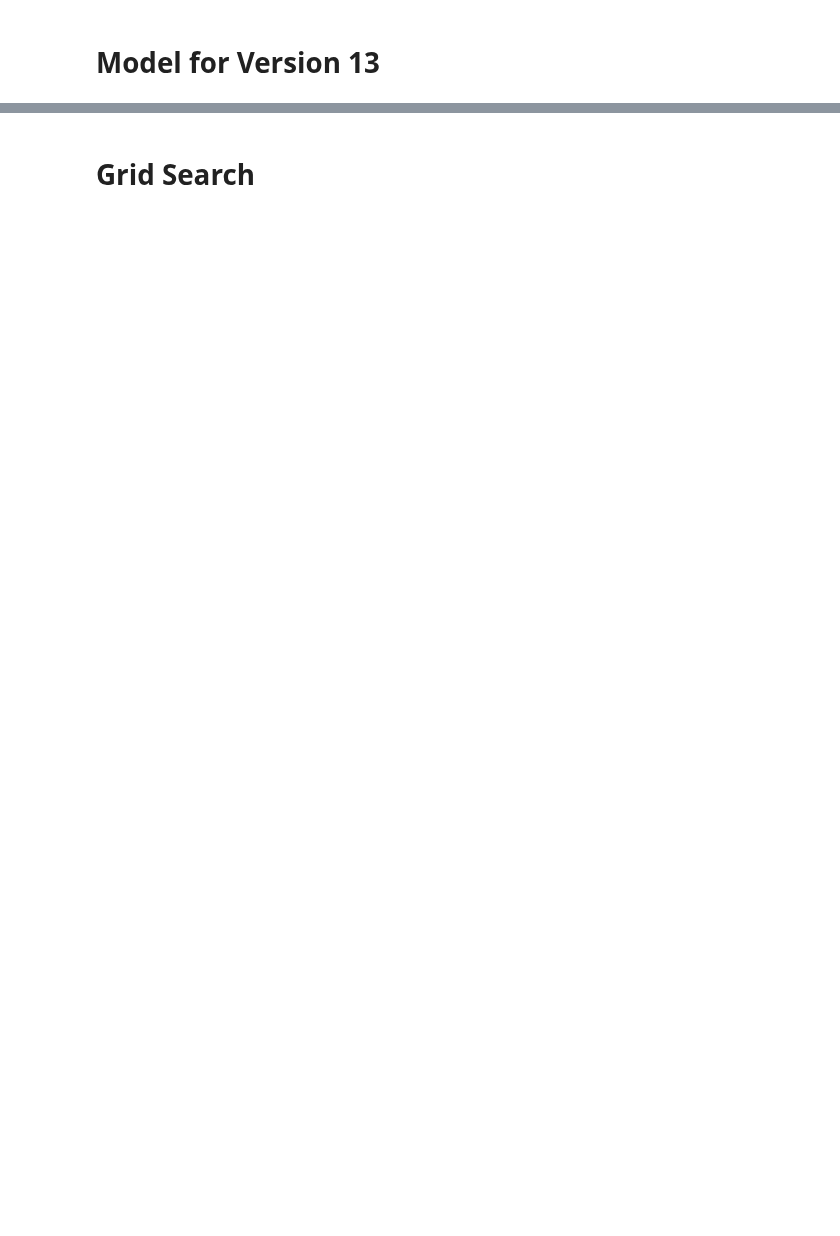
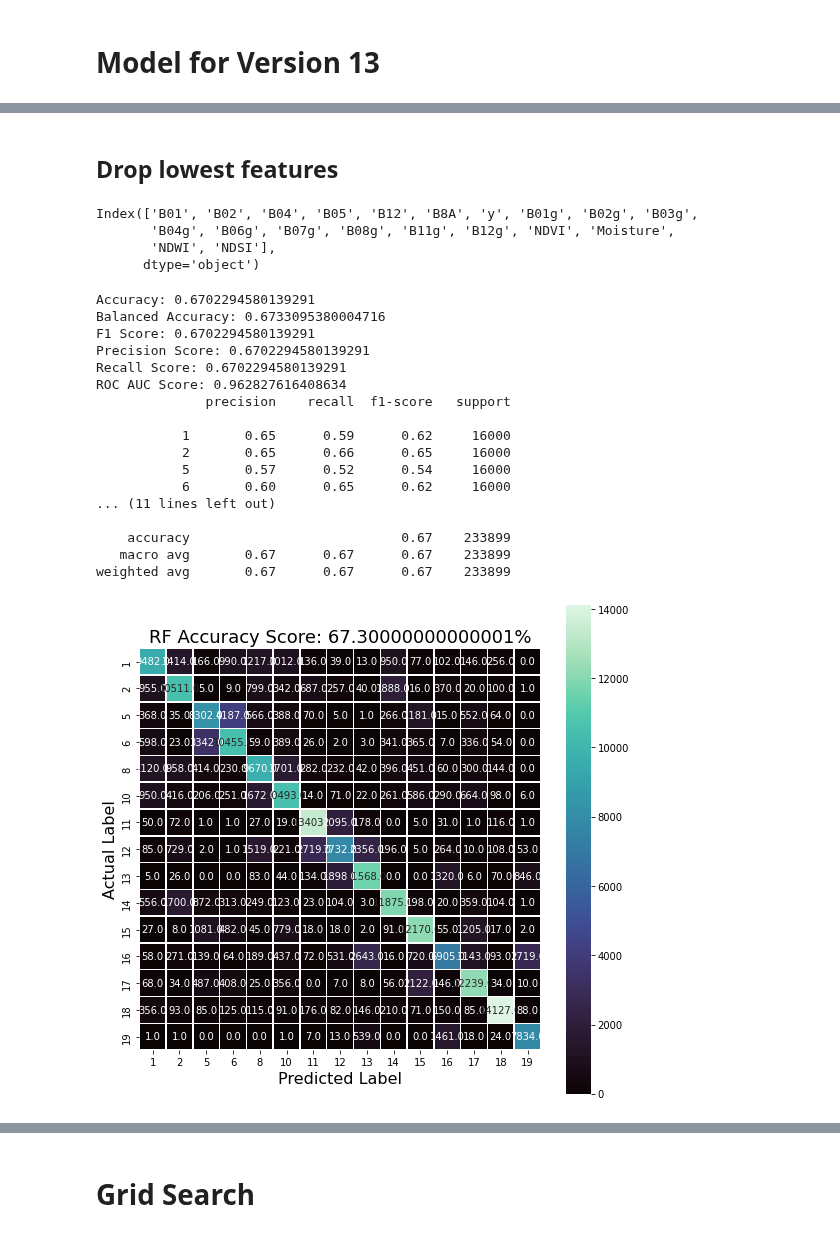
Before and after one commit to MudSnail/Land_Cover_Classification, a Jupyter notebook: Optimization.ipynb, the cells around one changed output, grey strips where cells are left out. Cells and saved outputs as stored; diff of their text form; code cells hidden in the pictures; blank space fills up the shorter version.

```diff
--- a/Optimization.ipynb
+++ b/Optimization.ipynb
@@ -367,0 +352,47 @@ Moisture    0.068688
+# %% [markdown]
+## Drop lowest features
+# %%
+#Drop lowest features on importance
+version13 = version13.drop(['clusters', 'B03', 'B06', 'B07', 'B09', 'B11', 'B08', 'B8Ag', 'B09g', 'B05g'], axis = 1)
+
+#print columns
+print(version13.columns)
+# %% [output]
+Index(['B01', 'B02', 'B04', 'B05', 'B12', 'B8A', 'y', 'B01g', 'B02g', 'B03g',
+       'B04g', 'B06g', 'B07g', 'B08g', 'B11g', 'B12g', 'NDVI', 'Moisture',
+       'NDWI', 'NDSI'],
+      dtype='object')
+# %%
+#Split Data
+y = version13.y
+X = version13.drop('y', axis = 1)
+
+#Train Test Split
+X_train, X_test, y_train, y_test = train_test_split(X, y, stratify = y, train_size=0.8, random_state = 0)
+# %%
+#Instantiate and Fit Model
+model2 = RandomForestClassifier(random_state=123).fit(X_train, y_train)
+# %%
+#Get Scores and Matrix
+get_scores(model2, X_test, y_test)
+
+create_class_matrix(model2, X_test, y_test)
+# %% [output]
+Accuracy: 0.6702294580139291
+Balanced Accuracy: 0.6733095380004716
+F1 Score: 0.6702294580139291
+Precision Score: 0.6702294580139291
+Recall Score: 0.6702294580139291
+ROC AUC Score: 0.962827616408634
+              precision    recall  f1-score   support
+
+           1       0.65      0.59      0.62     16000
+           2       0.65      0.66      0.65     16000
+           5       0.57      0.52      0.54     16000
+           6       0.60      0.65      0.62     16000
+... (11 lines left out)
+
+    accuracy                           0.67    233899
+   macro avg       0.67      0.67      0.67    233899
+weighted avg       0.67      0.67      0.67    233899
+[figure, added]
```
Also changed, not shown: parts of 17 cells of this notebook.
